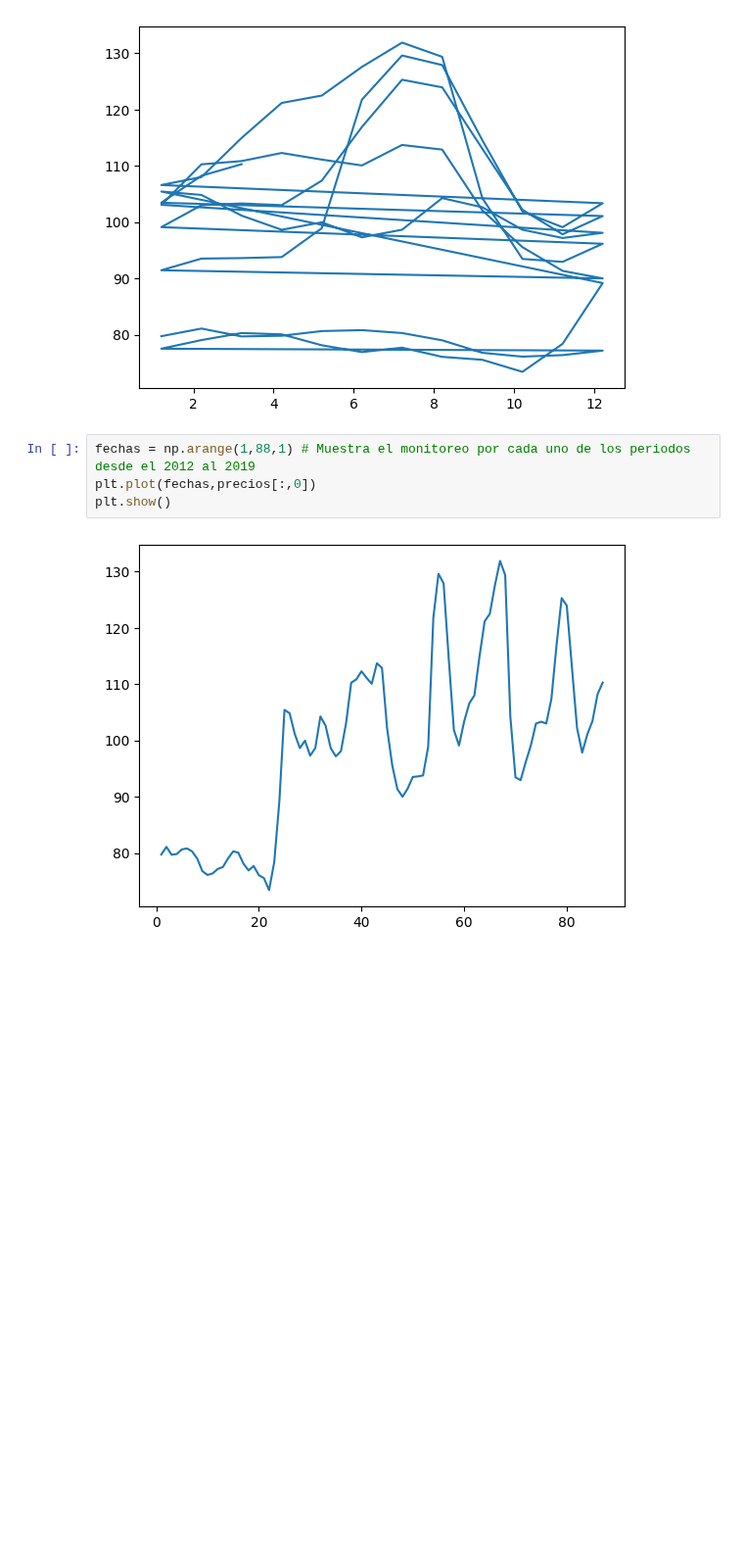
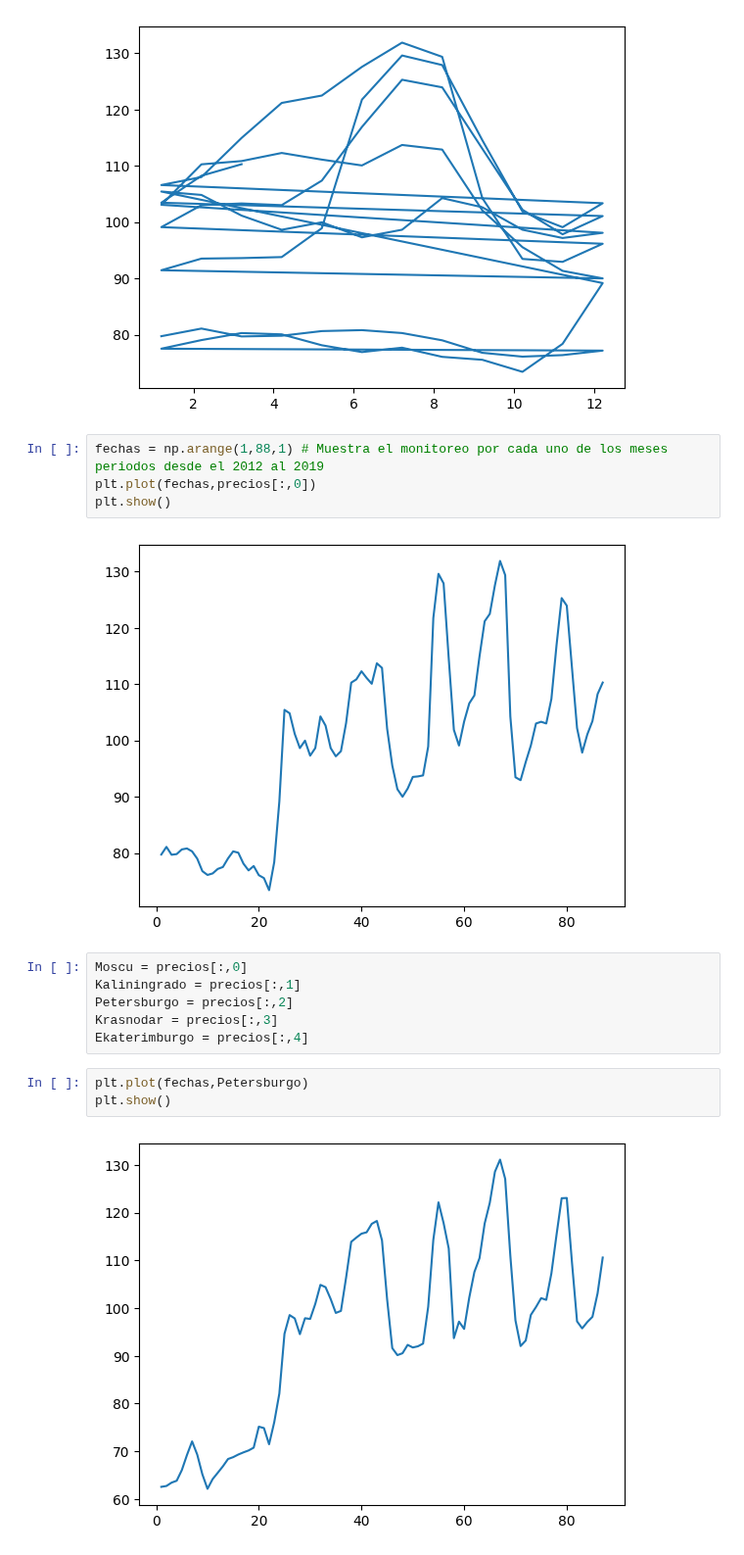
Before and after one commit to Nataliahfk/Python_Data_Science, a Jupyter notebook: Numpy.ipynb, the cells around one changed output. Shown at 98% size. Cells and saved outputs as stored; diff of their text form; blank space fills up the shorter version.

```diff
--- a/Numpy.ipynb
+++ b/Numpy.ipynb
@@ -241,8 +241,19 @@ plt.show()
 # %% [output]
 [figure]
 # %%
-fechas = np.arange(1,88,1) # Muestra el monitoreo por cada uno de los periodos desde el 2012 al 2019
+fechas = np.arange(1,88,1) # Muestra el monitoreo por cada uno de los meses periodos desde el 2012 al 2019
 plt.plot(fechas,precios[:,0])
 plt.show()
 # %% [output]
 [figure]
+# %%
+Moscu = precios[:,0]
+Kaliningrado = precios[:,1]
+Petersburgo = precios[:,2]
+Krasnodar = precios[:,3]
+Ekaterimburgo = precios[:,4]
+# %%
+plt.plot(fechas,Petersburgo)
+plt.show()
+# %% [output]
+[figure, added]
```
Also changed, not shown: parts of 1 cell of this notebook.
